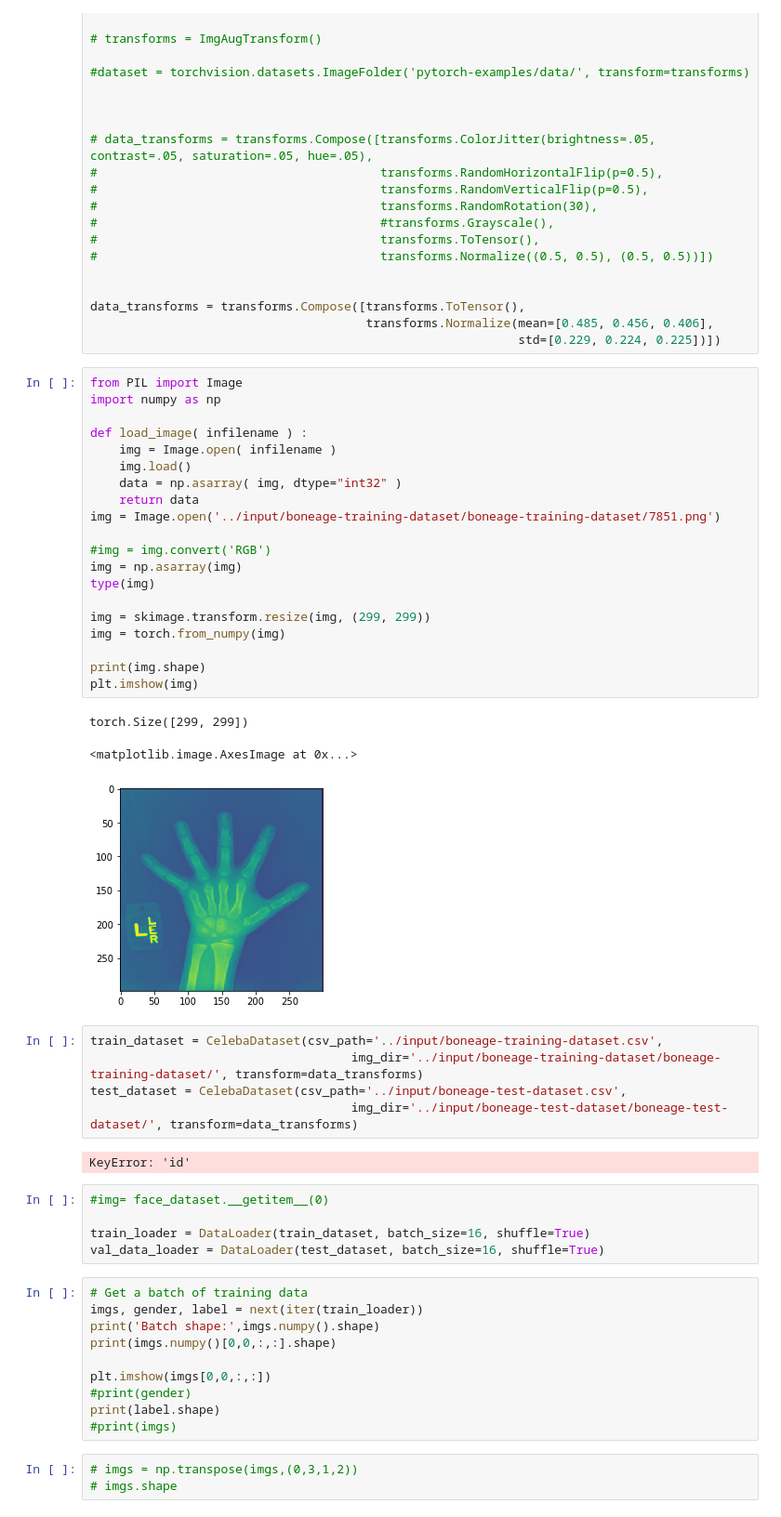
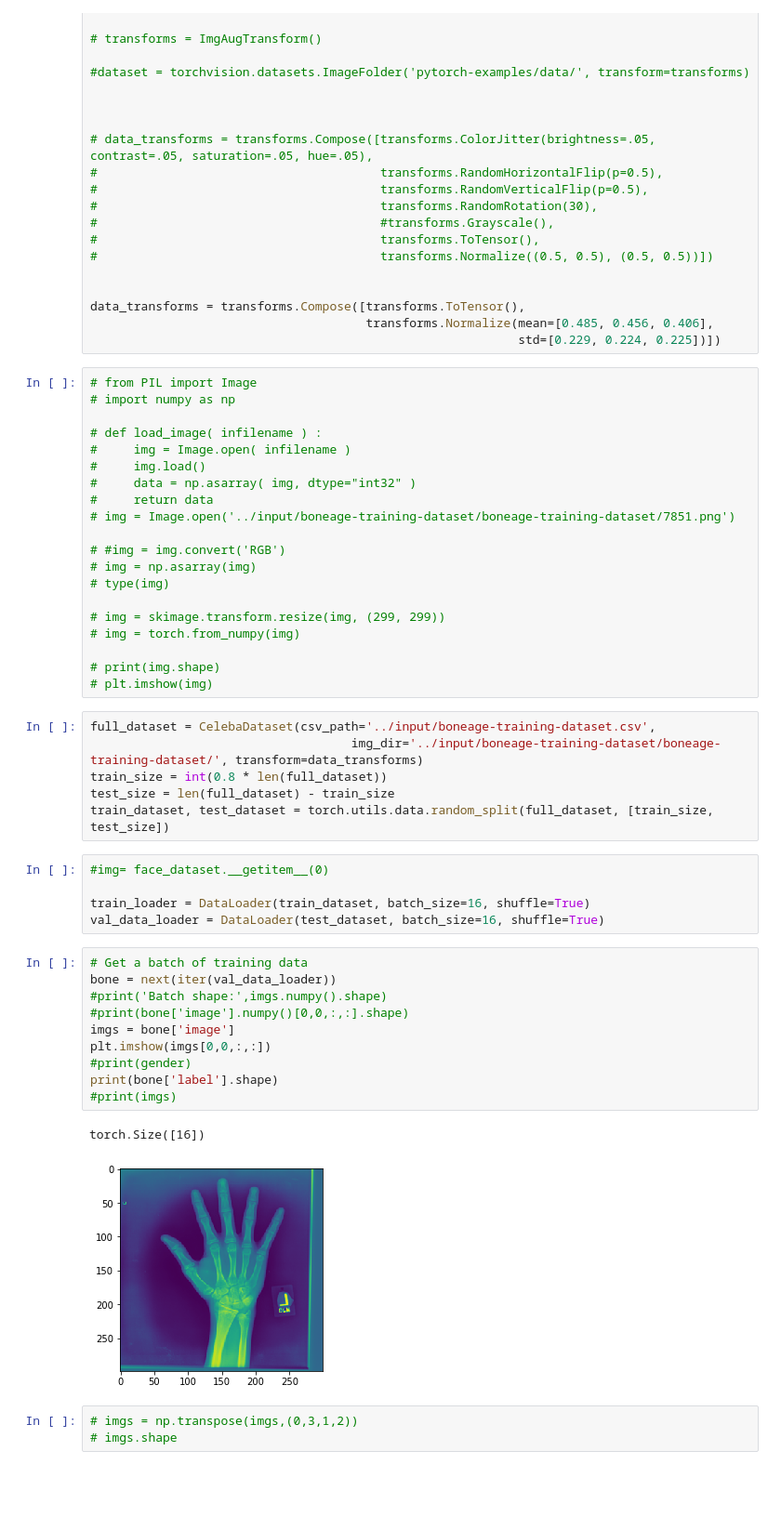
Before and after one commit to us/pytorch-bone-age-prediction, a Jupyter notebook: kernel.ipynb, the cells around one changed output. Shown at 93% size. Cells and saved outputs as stored; diff of their text form; blank space fills up the shorter version.

Commit message:
Added train

```diff
--- a/kernel.ipynb
+++ b/kernel.ipynb
@@ -132,36 +130,31 @@ data_transforms = transforms.Compose([transforms.ToTensor(),
                                       transforms.Normalize(mean=[0.485, 0.456, 0.406],
                                                            std=[0.229, 0.224, 0.225])])
 # %%
-from PIL import Image
-import numpy as np
+# from PIL import Image
+# import numpy as np
 
-def load_image( infilename ) :
-    img = Image.open( infilename )
-    img.load()
-    data = np.asarray( img, dtype="int32" )
-    return data
-img = Image.open('../input/boneage-training-dataset/boneage-training-dataset/7851.png')
+# def load_image( infilename ) :
+#     img = Image.open( infilename )
+#     img.load()
+#     data = np.asarray( img, dtype="int32" )
+#     return data
+# img = Image.open('../input/boneage-training-dataset/boneage-training-dataset/7851.png')
 
-#img = img.convert('RGB')
-img = np.asarray(img)
-type(img)
+# #img = img.convert('RGB')
+# img = np.asarray(img)
+# type(img)
 
-img = skimage.transform.resize(img, (299, 299))
-img = torch.from_numpy(img)
+# img = skimage.transform.resize(img, (299, 299))
+# img = torch.from_numpy(img)
 
-print(img.shape)
-plt.imshow(img)
+# print(img.shape)
+# plt.imshow(img)
-# %% [output]
-torch.Size([299, 299])
-<matplotlib.image.AxesImage at 0x...>
-[figure, removed]
 # %%
-train_dataset = CelebaDataset(csv_path='../input/boneage-training-dataset.csv',
+full_dataset = CelebaDataset(csv_path='../input/boneage-training-dataset.csv',
                                     img_dir='../input/boneage-training-dataset/boneage-training-dataset/', transform=data_transforms)
-test_dataset = CelebaDataset(csv_path='../input/boneage-test-dataset.csv',
-                                    img_dir='../input/boneage-test-dataset/boneage-test-dataset/', transform=data_transforms)
+train_size = int(0.8 * len(full_dataset))
+test_size = len(full_dataset) - train_size
+train_dataset, test_dataset = torch.utils.data.random_split(full_dataset, [train_size, test_size])
-# %% [output]
-KeyError: 'id'
 # %%
 #img= face_dataset.__getitem__(0)
 
@@ -169,14 +162,17 @@ train_loader = DataLoader(train_dataset, batch_size=16, shuffle=True)
 val_data_loader = DataLoader(test_dataset, batch_size=16, shuffle=True)
 # %%
 # Get a batch of training data
-imgs, gender, label = next(iter(train_loader))
-print('Batch shape:',imgs.numpy().shape)
-print(imgs.numpy()[0,0,:,:].shape)
-
+bone = next(iter(val_data_loader))
+#print('Batch shape:',imgs.numpy().shape)
+#print(bone['image'].numpy()[0,0,:,:].shape)
+imgs = bone['image']
 plt.imshow(imgs[0,0,:,:])
 #print(gender)
-print(label.shape)
+print(bone['label'].shape)
 #print(imgs)
+# %% [output]
+torch.Size([16])
+[figure, added]
 # %%
 # imgs = np.transpose(imgs,(0,3,1,2))
 # imgs.shape
```
Also changed, not shown: parts of 7 cells of this notebook.
